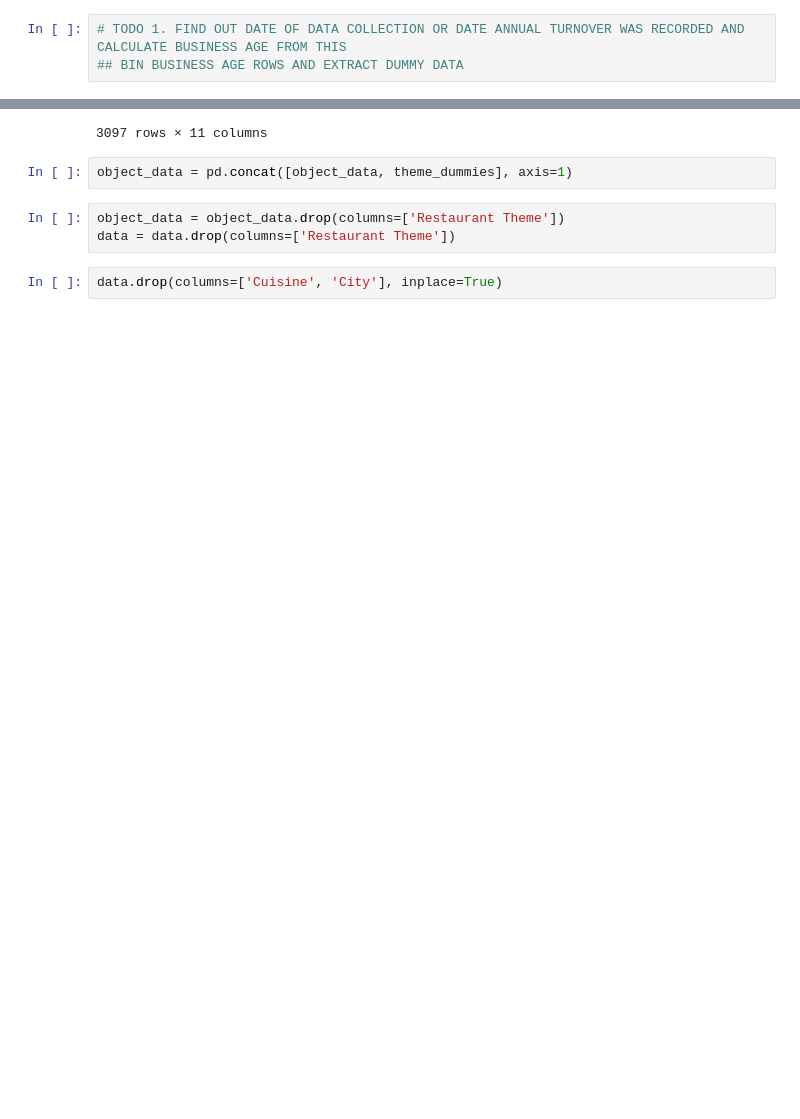
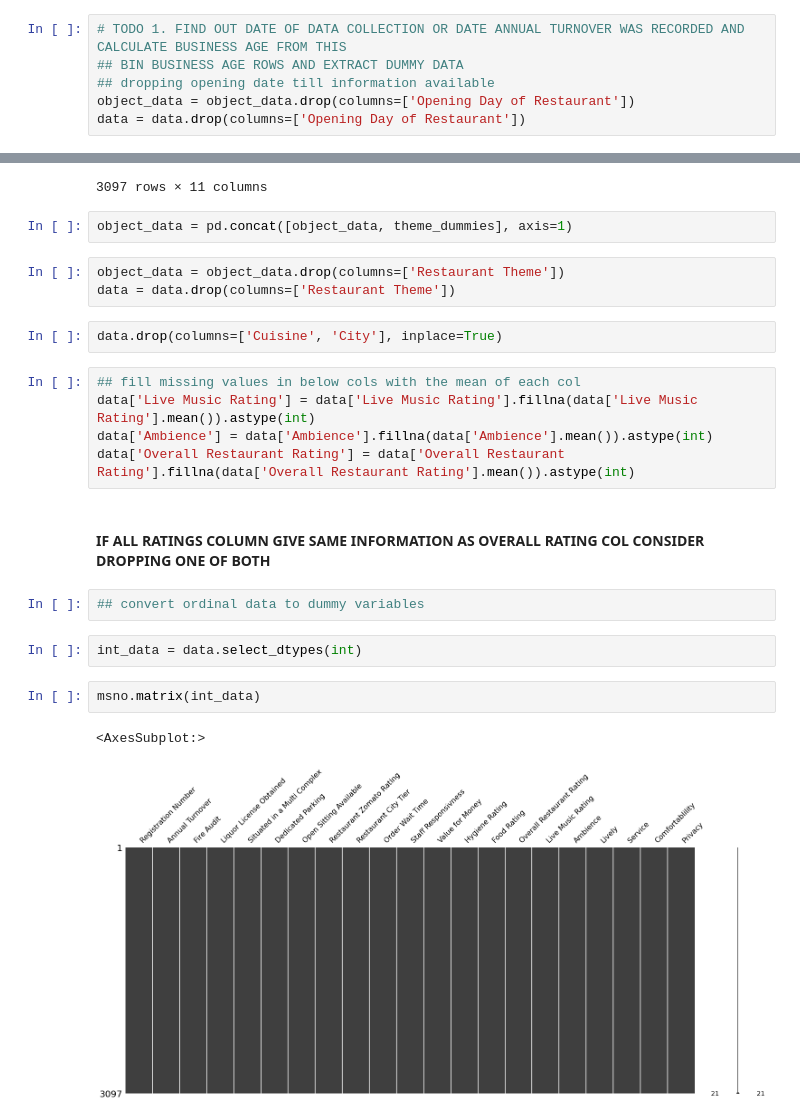
Before and after one commit to nwizugbesamson/indian_restaurant, a Jupyter notebook: prediction.ipynb, the cells around one changed output, grey strips where cells are left out. Cells and saved outputs as stored; diff of their text form; blank space fills up the shorter version.

```diff
--- a/prediction.ipynb
+++ b/prediction.ipynb
@@ -242,6 +242,9 @@ object_data.head()
 # %%
 # TODO 1. FIND OUT DATE OF DATA COLLECTION OR DATE ANNUAL TURNOVER WAS RECORDED AND CALCULATE BUSINESS AGE FROM THIS
 ## BIN BUSINESS AGE ROWS AND EXTRACT DUMMY DATA
+## dropping opening date till information available
+object_data = object_data.drop(columns=['Opening Day of Restaurant'])
+data = data.drop(columns=['Opening Day of Restaurant'])
 # %%
 data_themes  = object_data['Restaurant Theme'].value_counts(dropna=False)
 # %%
@@ -273,3 +276,19 @@ object_data = object_data.drop(columns=['Restaurant Theme'])
 data = data.drop(columns=['Restaurant Theme'])
 # %%
 data.drop(columns=['Cuisine', 'City'], inplace=True)
+# %%
+## fill missing values in below cols with the mean of each col
+data['Live Music Rating'] = data['Live Music Rating'].fillna(data['Live Music Rating'].mean()).astype(int)
+data['Ambience'] = data['Ambience'].fillna(data['Ambience'].mean()).astype(int)
+data['Overall Restaurant Rating'] = data['Overall Restaurant Rating'].fillna(data['Overall Restaurant Rating'].mean()).astype(int)
+# %% [markdown]
+#### IF ALL RATINGS COLUMN GIVE SAME INFORMATION AS OVERALL RATING COL CONSIDER DROPPING ONE OF BOTH
+# %%
+## convert ordinal data to dummy variables
+# %%
+int_data = data.select_dtypes(int)
+# %%
+msno.matrix(int_data)
+# %% [output]
+<AxesSubplot:>
+[figure, added]
```
Also changed, not shown: parts of 10 cells of this notebook.
